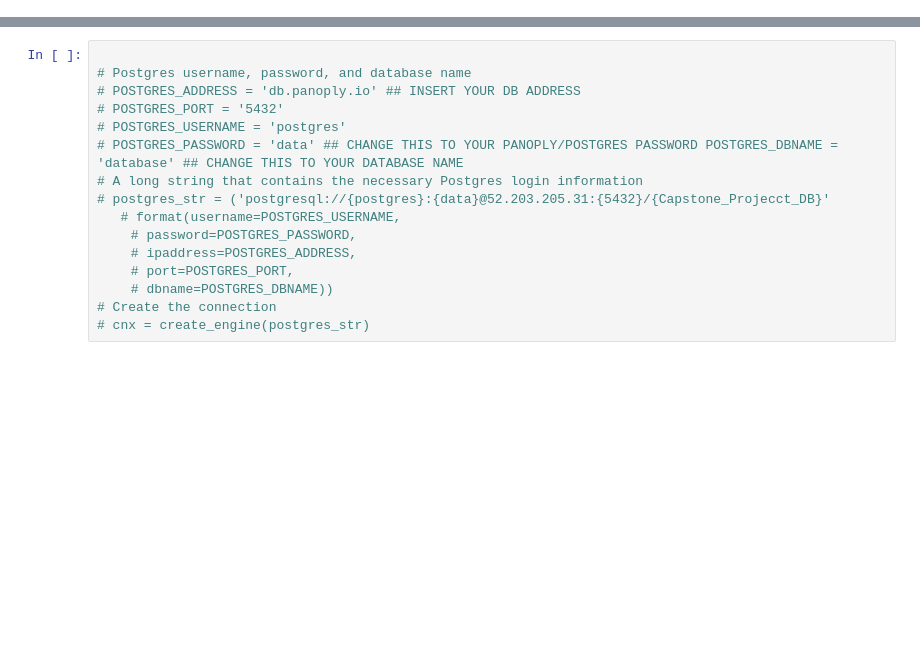
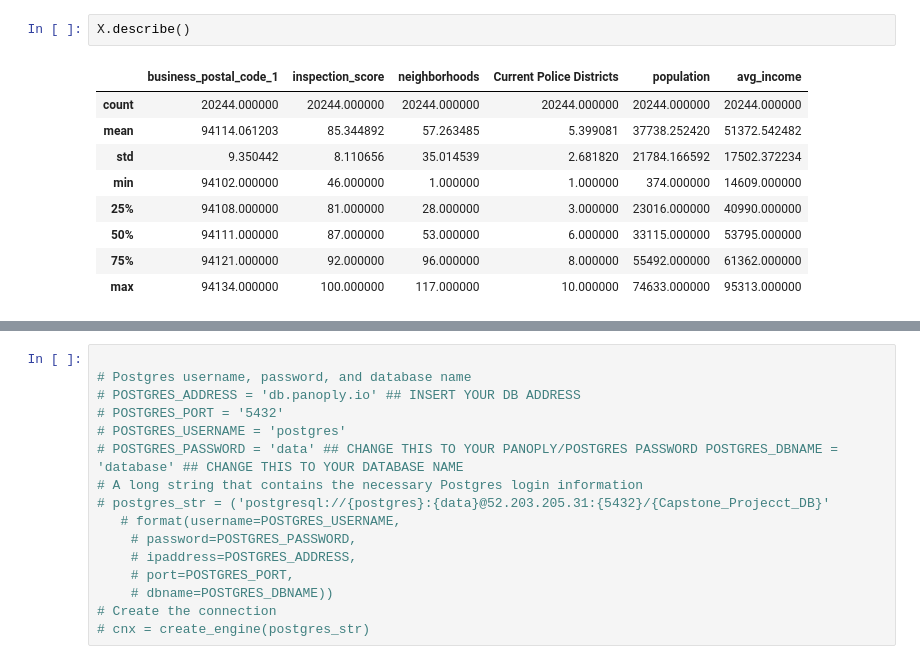
Before and after one commit to ianhernandezz/Capstone_Final_Report, a Jupyter notebook: Notebooks/Provisional_ML.ipynb, the cells around one changed output, grey strips where cells are left out. Cells and saved outputs as stored; diff of their text form; blank space fills up the shorter version.

```diff
--- a/Notebooks/Provisional_ML.ipynb
+++ b/Notebooks/Provisional_ML.ipynb
@@ -8,0 +37,12 @@ from sklearn.metrics import confusion_matrix, accuracy_score, classification_rep
+# %%
+X.describe()
+# %% [output]
+|  | business_postal_code_1 | inspection_score | neighborhoods | Current Police Districts | population | avg_income |
+| count | 20244.000000 | 20244.000000 | 20244.000000 | 20244.000000 | 20244.000000 | 20244.000000 |
+| mean | 94114.061203 | 85.344892 | 57.263485 | 5.399081 | 37738.252420 | 51372.542482 |
+| std | 9.350442 | 8.110656 | 35.014539 | 2.681820 | 21784.166592 | 17502.372234 |
+| min | 94102.000000 | 46.000000 | 1.000000 | 1.000000 | 374.000000 | 14609.000000 |
+| 25% | 94108.000000 | 81.000000 | 28.000000 | 3.000000 | 23016.000000 | 40990.000000 |
+| 50% | 94111.000000 | 87.000000 | 53.000000 | 6.000000 | 33115.000000 | 53795.000000 |
+| 75% | 94121.000000 | 92.000000 | 96.000000 | 8.000000 | 55492.000000 | 61362.000000 |
+| max | 94134.000000 | 100.000000 | 117.000000 | 10.000000 | 74633.000000 | 95313.000000 |
```
Also changed, not shown: parts of 21 cells of this notebook, 1 other file.
